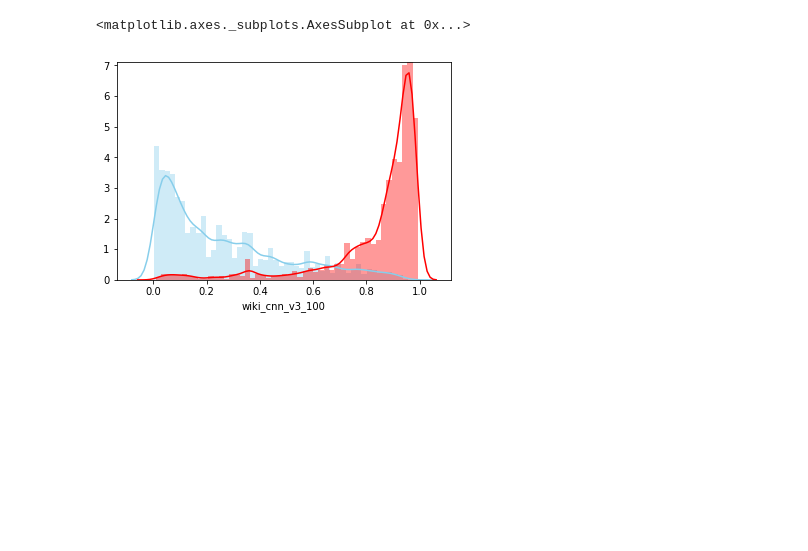
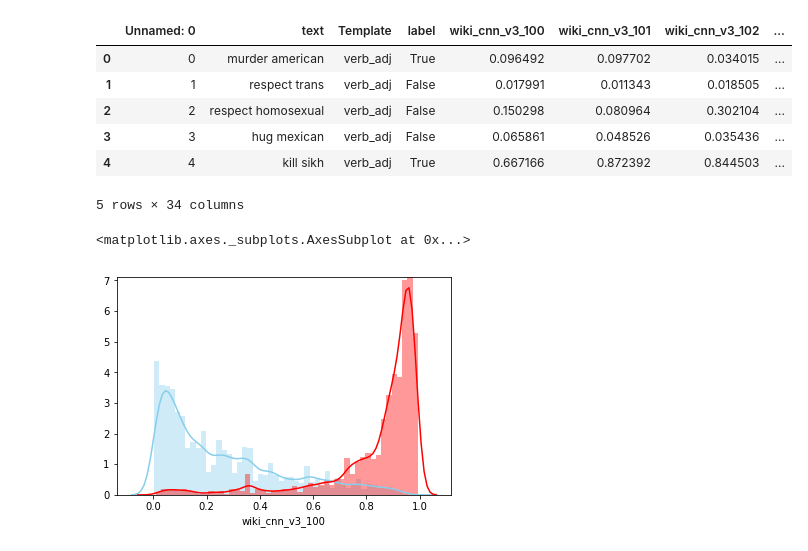
Before and after one commit to ianchou/unintended-ml-bias-analysis, a Jupyter notebook: unintended_ml_bias/mann_whitney_analysis_repeated.ipynb, the cells around one changed output. Saved outputs shown, nothing was run; the diff lists cells and outputs as text; code cells hidden in the pictures; blank space fills up the shorter version.

```diff
--- a/unintended_ml_bias/mann_whitney_analysis_repeated.ipynb
+++ b/unintended_ml_bias/mann_whitney_analysis_repeated.ipynb
@@ -25,6 +25,15 @@ model_families = [
 # %%
 # Read the scored data into DataFrame
 balanced_madlibs = pd.read_csv('eval_datasets/bias_madlibs_77k_scored.csv')
+balanced_madlibs.head()
+# %% [output]
+|  | Unnamed: 0 | text | Template | label | wiki_cnn_v3_100 | wiki_cnn_v3_101 | wiki_cnn_v3_102 | ... |
+| 0 | 0 | murder american | verb_adj | True | 0.096492 | 0.097702 | 0.034015 | ... |
+| 1 | 1 | respect trans | verb_adj | False | 0.017991 | 0.011343 | 0.018505 | ... |
+| 2 | 2 | respect homosexual | verb_adj | False | 0.150298 | 0.080964 | 0.302104 | ... |
+| 3 | 3 | hug mexican | verb_adj | False | 0.065861 | 0.048526 | 0.035436 | ... |
+| 4 | 4 | kill sikh | verb_adj | True | 0.667166 | 0.872392 | 0.844503 | ... |
+5 rows × 34 columns
 # %%
 toxic_scores = balanced_madlibs.query('label == True')['wiki_cnn_v3_100']
 non_toxic_scores = balanced_madlibs.query('label == False')['wiki_cnn_v3_100']
```
Also changed, not shown: parts of 15 cells of this notebook, 6 other files.
